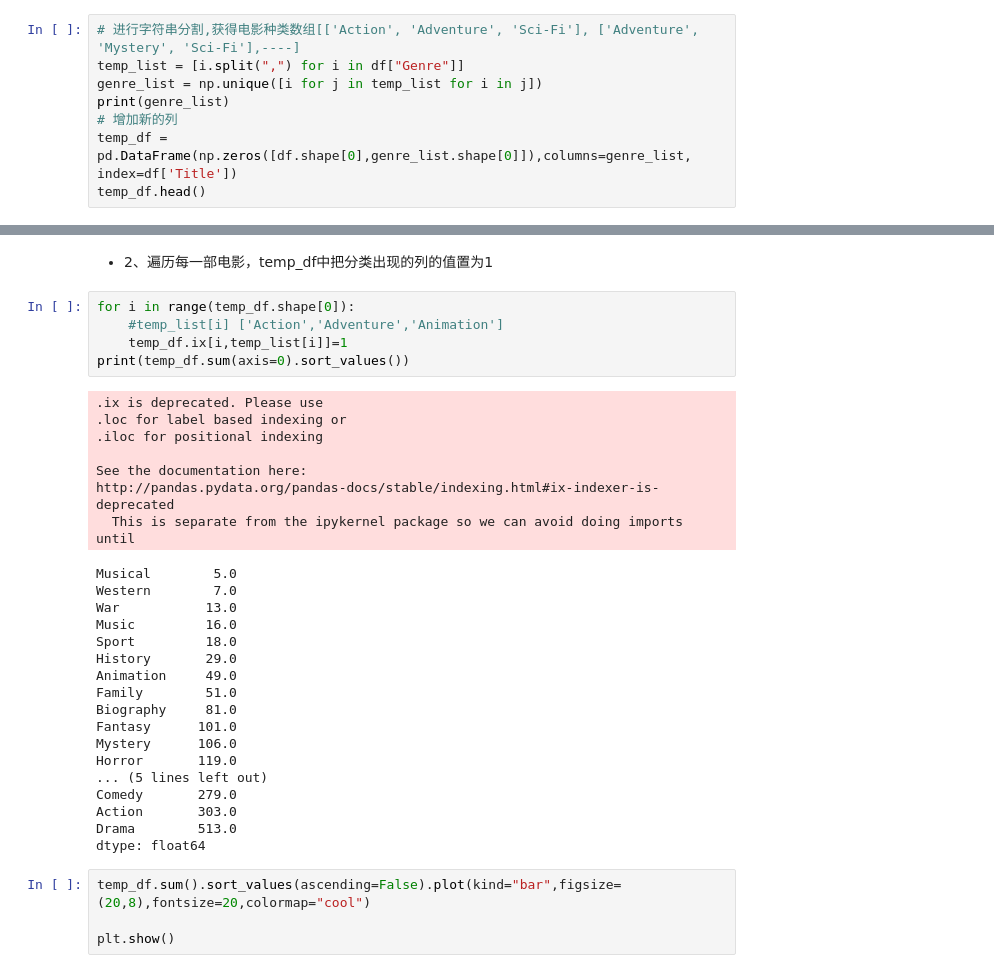
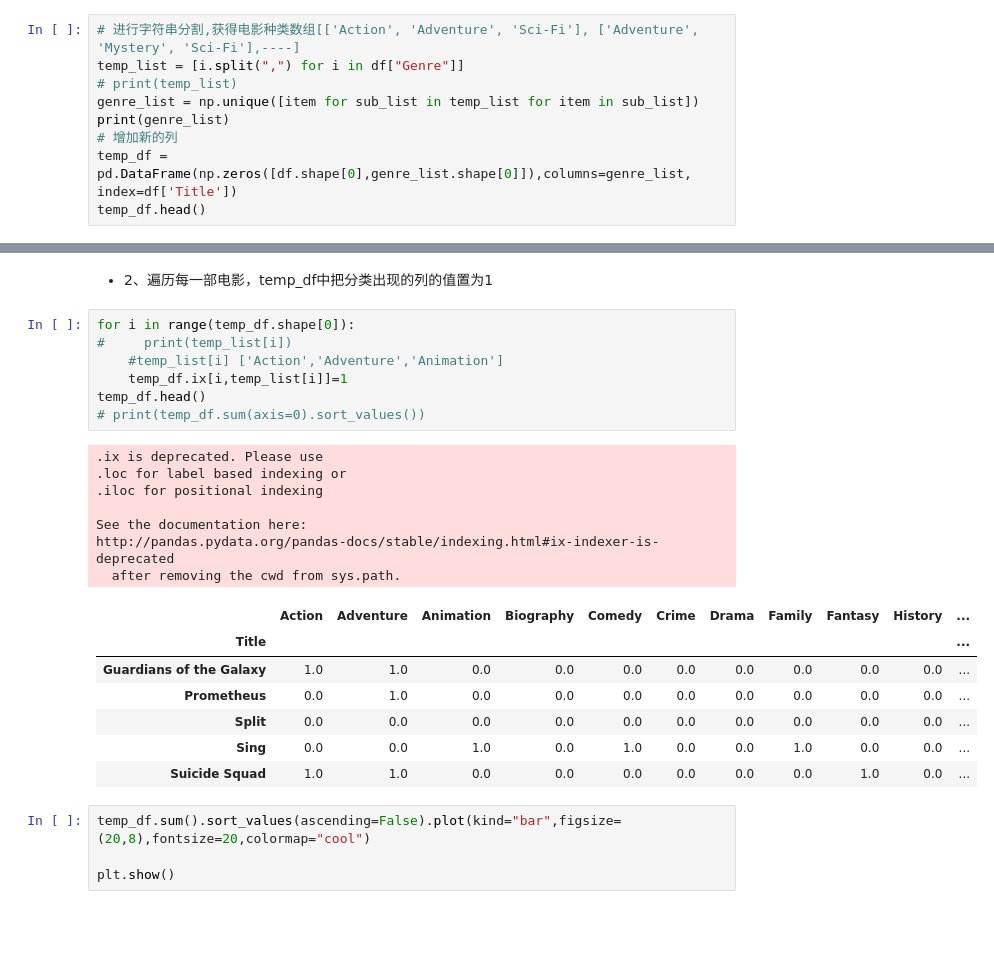
Before and after one commit to zhangcj5131/AI_teaching, a Jupyter notebook: pandas 案例.ipynb, the cells around one changed output, grey strips where cells are left out. Drawn from its saved outputs; the diff is of its cells as text; blank space fills up the shorter version.

```diff
--- a/pandas 案例.ipynb
+++ b/pandas 案例.ipynb
@@ -98,7 +99,8 @@ plt.show()
 # %%
 # 进行字符串分割,获得电影种类数组[['Action', 'Adventure', 'Sci-Fi'], ['Adventure', 'Mystery', 'Sci-Fi'],----]
 temp_list = [i.split(",") for i in df["Genre"]]
-genre_list = np.unique([i for j in temp_list for i in j])
+# print(temp_list)
+genre_list = np.unique([item for sub_list in temp_list for item in sub_list])
 print(genre_list)
 # 增加新的列
 temp_df = pd.DataFrame(np.zeros([df.shape[0],genre_list.shape[0]]),columns=genre_list, index=df['Title'])
@@ -118,34 +120,26 @@ temp_df.head()
 - 2、遍历每一部电影，temp_df中把分类出现的列的值置为1
 # %%
 for i in range(temp_df.shape[0]):
+#     print(temp_list[i])
     #temp_list[i] ['Action','Adventure','Animation']
     temp_df.ix[i,temp_list[i]]=1
-print(temp_df.sum(axis=0).sort_values())
+temp_df.head()
+# print(temp_df.sum(axis=0).sort_values())
 # %% [output]
 .ix is deprecated. Please use
 .loc for label based indexing or
 .iloc for positional indexing
 
 See the documentation here:
 http://pandas.pydata.org/pandas-docs/stable/indexing.html#ix-indexer-is-deprecated
-  This is separate from the ipykernel package so we can avoid doing imports until
+  after removing the cwd from sys.path.
-Musical        5.0
-Western        7.0
-War           13.0
-Music         16.0
-Sport         18.0
-History       29.0
-Animation     49.0
-Family        51.0
-Biography     81.0
-Fantasy      101.0
-Mystery      106.0
-Horror       119.0
-... (5 lines left out)
-Comedy       279.0
-Action       303.0
-Drama        513.0
-dtype: float64
+|  | Action | Adventure | Animation | Biography | Comedy | Crime | Drama | Family | Fantasy | History | ... |
+| Title |  |  |  |  |  |  |  |  |  |  | ... |
+| Guardians of the Galaxy | 1.0 | 1.0 | 0.0 | 0.0 | 0.0 | 0.0 | 0.0 | 0.0 | 0.0 | 0.0 | ... |
+| Prometheus | 0.0 | 1.0 | 0.0 | 0.0 | 0.0 | 0.0 | 0.0 | 0.0 | 0.0 | 0.0 | ... |
+| Split | 0.0 | 0.0 | 0.0 | 0.0 | 0.0 | 0.0 | 0.0 | 0.0 | 0.0 | 0.0 | ... |
+| Sing | 0.0 | 0.0 | 1.0 | 0.0 | 1.0 | 0.0 | 0.0 | 1.0 | 0.0 | 0.0 | ... |
+| Suicide Squad | 1.0 | 1.0 | 0.0 | 0.0 | 0.0 | 0.0 | 0.0 | 0.0 | 1.0 | 0.0 | ... |
 # %%
 temp_df.sum().sort_values(ascending=False).plot(kind="bar",figsize=(20,8),fontsize=20,colormap="cool")
 
```
Also changed, not shown: parts of 2 cells of this notebook, 9 other files.
